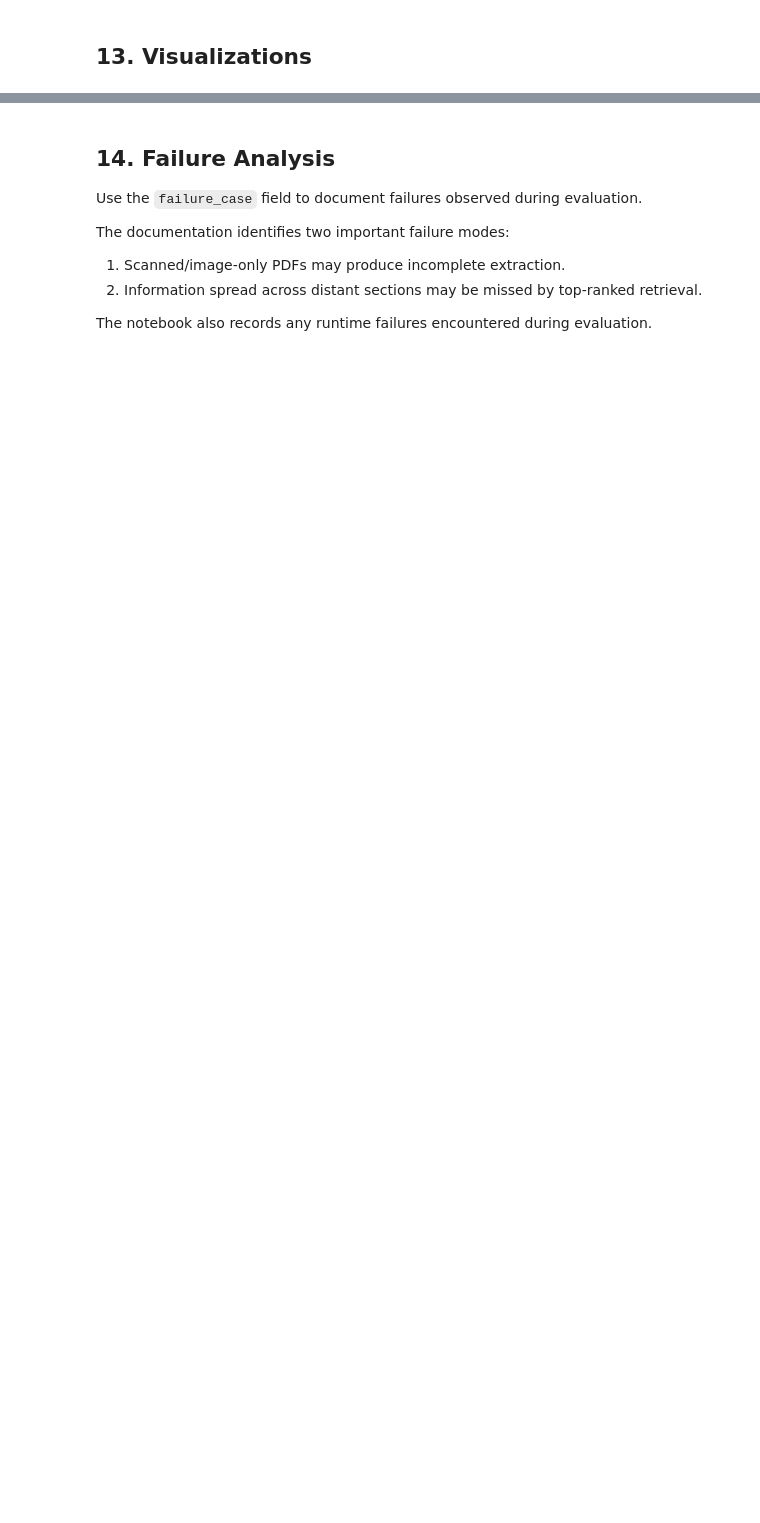
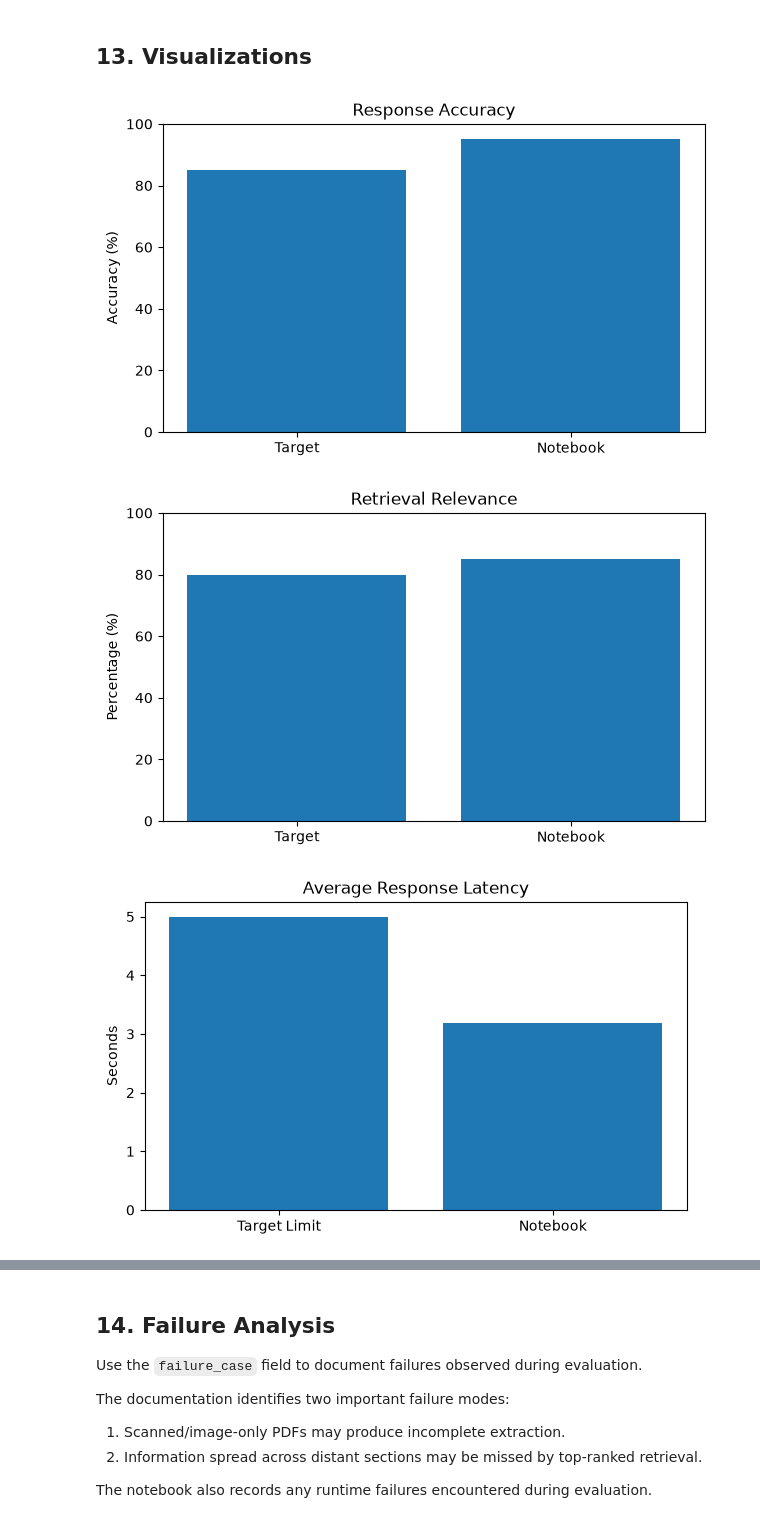
Before and after one commit to ka-206/Glyph, a Jupyter notebook: notebooks/evaluation.ipynb, the cells around one changed output, grey strips where cells are left out. Drawn from its saved outputs; the diff is of its cells as text; code cells hidden in the pictures; blank space fills up the shorter version.

```diff
--- a/notebooks/evaluation.ipynb
+++ b/notebooks/evaluation.ipynb
@@ -251,17 +239,26 @@ class EvaluationPDFFile:
         return self._file.read(*args)
 
     def close(self):
-        self._file.close()
+        if not self._file.closed:
+            self._file.close()
 
 
-pdf_paths = [PDF_DIR / str(name) for name in eval_df["pdf"].dropna().unique()]
+# Use the paths resolved during PDF validation.
+# This also handles case differences in filenames on case-sensitive systems.
+pdf_paths = list(resolved_pdf_paths.values())
+
+if not pdf_paths:
+    raise FileNotFoundError(
+        f"No evaluation PDFs were resolved from {EVAL_CSV.resolve()}. "
+        f"Expected PDFs under {PDF_DIR.resolve()}."
+    )
 
 missing_paths = [p for p in pdf_paths if not p.exists()]
 if missing_paths:
     missing_list = "\n".join(str(p) for p in missing_paths)
     raise FileNotFoundError(
         "One or more evaluation PDFs are missing. "
-        f"Place the required files under {PDF_DIR.resolve()} and rerun cell 5.\n"
+        f"Expected files under {PDF_DIR.resolve()}.\n"
         "Missing files:\n" + missing_list
     )
 
@@ -273,5 +270,9 @@ for p in pdf_paths:
 
 vector_store, chunk_count = get_vector_store(pdf_files)
 
+# Close local file handles after the vector store has been created.
+for pdf_file in pdf_files:
+    pdf_file.close()
+
 print(f"Glyph created FAISS vector store with {chunk_count} chunks.")
 # %% [output]
@@ -595,45 +646,49 @@ comparison
 if not np.isnan(response_accuracy_pct):
     plt.figure(figsize=(7, 4))
     plt.bar(
-        ["Target", "Notebook", "Section 9"],
-        [85, response_accuracy_pct, 93]
+        ["Target", "Notebook"],
+        [85, response_accuracy_pct]
     )
     plt.ylabel("Accuracy (%)")
     plt.title("Response Accuracy")
     plt.ylim(0, 100)
     plt.show()
 
 # Retrieval Relevance
 if not np.isnan(retrieval_relevance_pct):
     plt.figure(figsize=(7, 4))
     plt.bar(
-        ["Notebook", "Section 9"],
-        [retrieval_relevance_pct, 100]
+        ["Target", "Notebook"],
+        [80, retrieval_relevance_pct]
     )
-    plt.ylabel("Relevance (%)")
+    plt.ylabel("Percentage (%)")
     plt.title("Retrieval Relevance")
     plt.ylim(0, 100)
     plt.show()
 
 # Latency
 if not np.isnan(average_latency_sec):
     plt.figure(figsize=(7, 4))
     plt.bar(
-        ["Target Limit", "Notebook", "Section 9"],
-        [5, average_latency_sec, 3.15]
+        ["Target Limit", "Notebook"],
+        [5, average_latency_sec]
     )
     plt.ylabel("Seconds")
     plt.title("Average Response Latency")
     plt.show()
 
 # Satisfaction
 if not np.isnan(user_satisfaction_5):
     plt.figure(figsize=(7, 4))
     plt.bar(
-        ["Target", "Notebook", "Section 9"],
-        [4, user_satisfaction_5, 4.7]
+        ["Target", "Notebook"],
+        [4, user_satisfaction_5]
     )
     plt.ylabel("Rating (1–5)")
     plt.title("User Satisfaction")
     plt.ylim(0, 5)
     plt.show()
+# %% [output]
+[figure, added]
+[figure, added]
+[figure, added]
```
Also changed, not shown: parts of 33 cells of this notebook.
